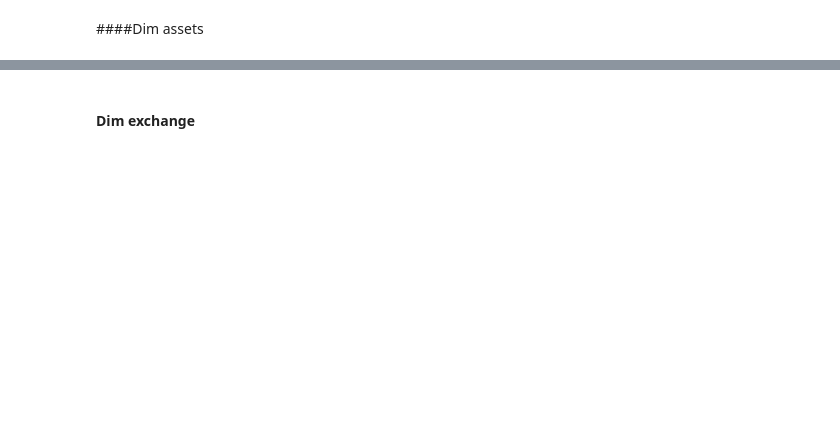
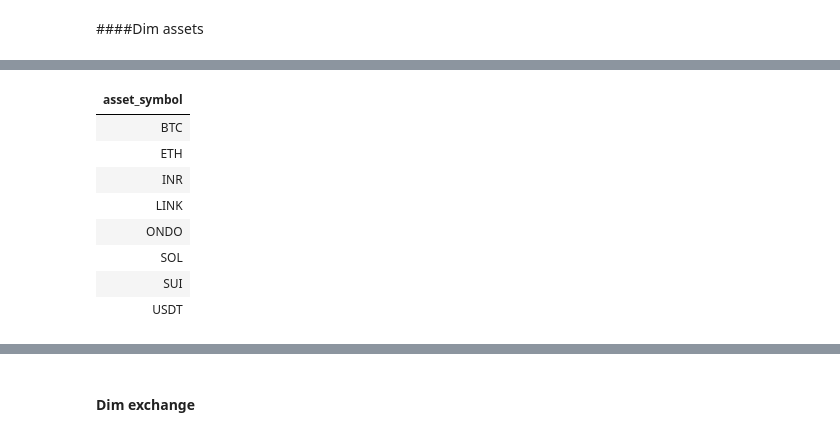
Before and after one commit to databygaurav/crypto-lakehouse-platform, a Jupyter notebook: databricks/03_gold/dimensions_gold.ipynb, the cells around one changed output, grey strips where cells are left out. Cells and saved outputs as stored; diff of their text form; code cells hidden in the pictures; blank space fills up the shorter version.

```diff
--- a/databricks/03_gold/dimensions_gold.ipynb
+++ b/databricks/03_gold/dimensions_gold.ipynb
@@ -84,14 +97,95 @@ asset_source_df = spark.sql(
 
     SELECT UPPER(asset_received) AS asset_symbol
     FROM {catalog}.{silver_schema}.giottus_trades
+
+    UNION
+
+    SELECT UPPER(asset) AS asset_symbol
+    FROM {catalog}.{silver_schema}.coindcx_account_balances
+    WHERE total_balance > 0
+
+    UNION
+
+    SELECT UPPER(asset_spent) AS asset_symbol
+    FROM {catalog}.{silver_schema}.coindcx_trades
+
+    UNION
+
+    SELECT UPPER(asset_received) AS asset_symbol
+    FROM {catalog}.{silver_schema}.coindcx_trades
+
+    UNION
+
+    SELECT UPPER(asset) AS asset_symbol
+    FROM {catalog}.{silver_schema}.coindcx_fiat_deposits
+
+    UNION
+
+    SELECT UPPER(asset) AS asset_symbol
+    FROM {catalog}.{silver_schema}.coindcx_fiat_withdrawals
+
+    UNION
+
+    SELECT UPPER(asset) AS asset_symbol
+    FROM {catalog}.{silver_schema}.coindcx_crypto_deposits
+
+    UNION
+
+    SELECT UPPER(asset) AS asset_symbol
+    FROM {catalog}.{silver_schema}.coindcx_crypto_withdrawals
+
+    UNION
+
+    SELECT UPPER(asset_spent) AS asset_symbol
+    FROM {catalog}.{silver_schema}.mudrex_trades
+
+    UNION
+
+    SELECT UPPER(asset_received) AS asset_symbol
+    FROM {catalog}.{silver_schema}.mudrex_trades
+
+    UNION
+
+    SELECT UPPER(asset) AS asset_symbol
+    FROM {catalog}.{silver_schema}.mudrex_deposits
+
+    UNION
+
+    SELECT UPPER(asset) AS asset_symbol
+    FROM {catalog}.{silver_schema}.mudrex_withdrawals
+
+    UNION
+
+    SELECT UPPER(asset) AS asset_symbol
+    FROM {catalog}.{silver_schema}.mudrex_earn_history
+
+    UNION
+
+    SELECT UPPER(asset) AS asset_symbol
+    FROM {catalog}.{silver_schema}.mudrex_usdt_fund_transactions
+
+    UNION
+
+    SELECT UPPER(fiat_asset) AS asset_symbol
+    FROM {catalog}.{silver_schema}.mudrex_usdt_fund_transactions
     """
 )
 
 asset_source_df = (
     asset_source_df
-    .filter(col("asset_symbol").isNotNull())
+    .filter(
+        col("asset_symbol").isNotNull()
+    )
 )
 
-print("Useful assets:", asset_source_df.count())
+print(
+    "Useful assets:",
+    asset_source_df.count()
+)
 
-display(asset_source_df.orderBy("asset_symbol"))
+display(
+    asset_source_df.orderBy(
+        "asset_symbol"
+    )
+)
+# %% [output]
@@ -98,3 +193,12 @@ display(asset_source_df.orderBy("asset_symbol"))
+| asset_symbol |
+| BTC |
+| ETH |
+| INR |
+| LINK |
+| ONDO |
+| SOL |
+| SUI |
+| USDT |
 # %%
 dim_asset_df = (
     asset_source_df
```
Also changed, not shown: parts of 10 cells of this notebook, 18 other files.
